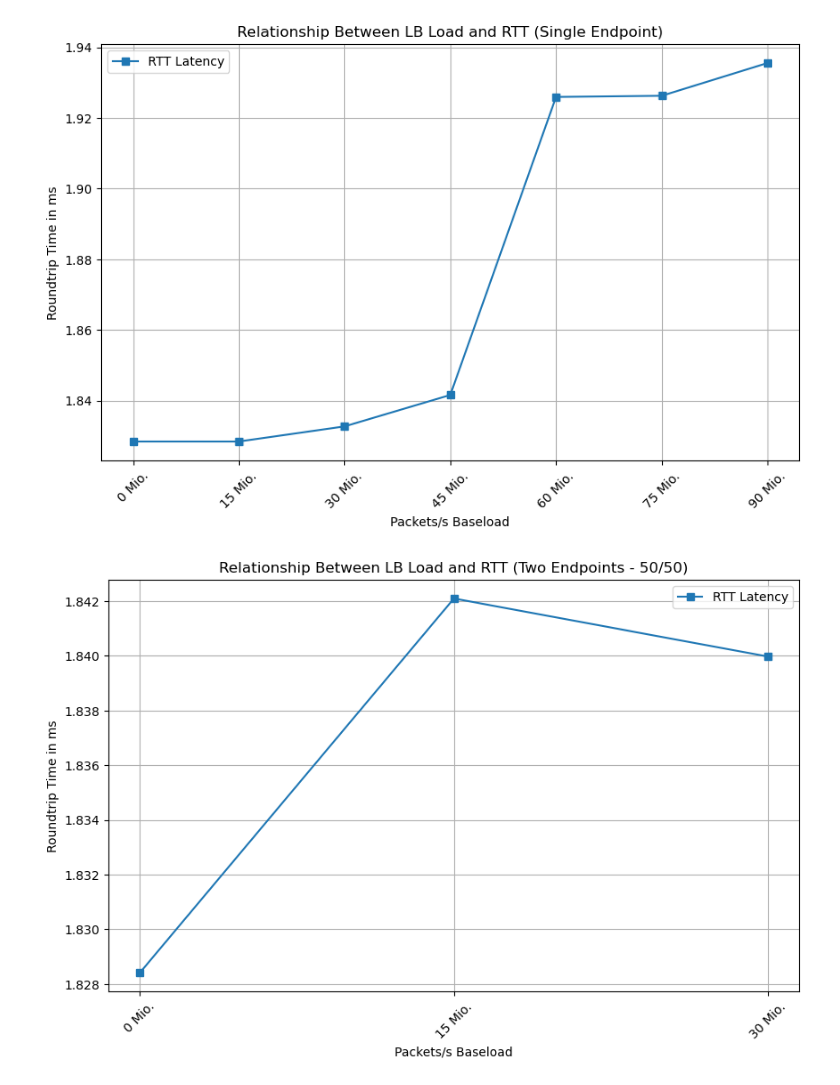
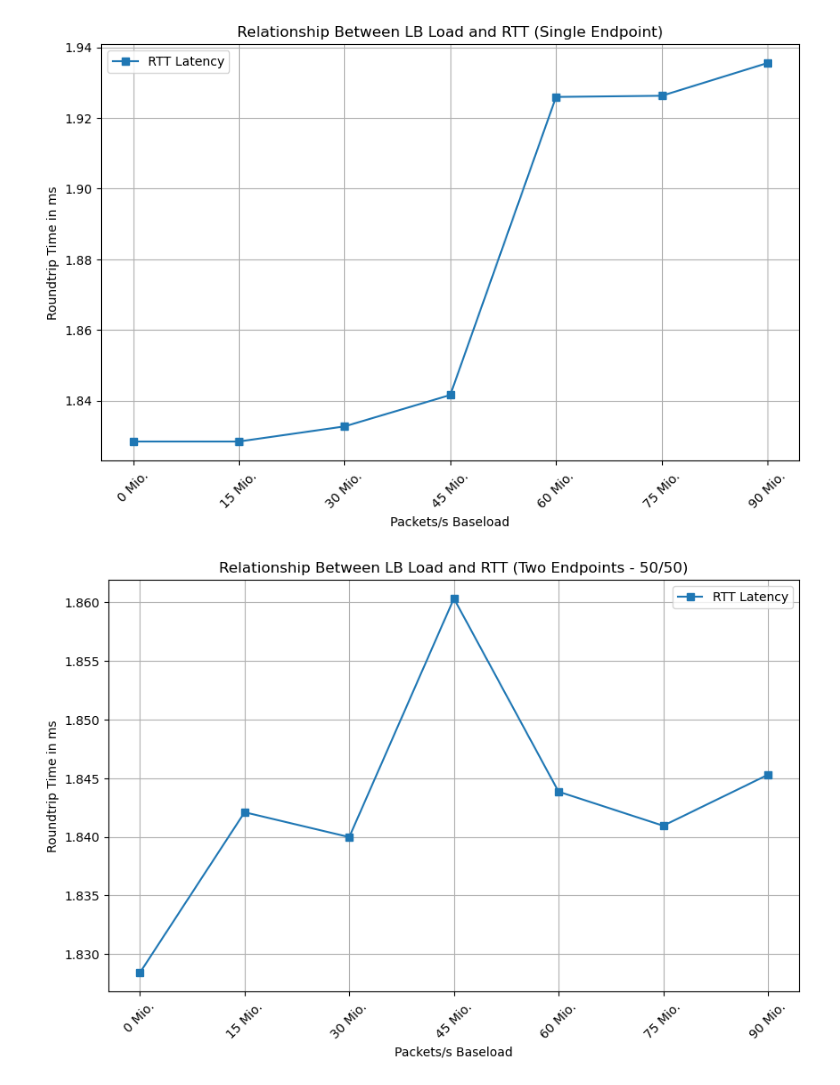
Before and after one commit to gespel/Bachelorarbeit, a Jupyter notebook: notebooks/latency.ipynb, the cells around one changed output. Saved outputs shown, nothing was run; the diff lists cells and outputs as text; code cells hidden in the pictures.

```diff
--- a/notebooks/latency.ipynb
+++ b/notebooks/latency.ipynb
@@ -62,17 +62,16 @@ plt.show()
 # %%
 import matplotlib.pyplot as plt
 
-#x = [0, 15000000, 30000000, 45000000, 60000000, 75000000, 90000000]
-x = [0, 15000000, 30000000]
-y = [1.828419, 1.842099, 1.839976]
+x = [0, 15000000, 30000000, 45000000, 60000000, 75000000, 90000000]
+y = [1.828419, 1.842099, 1.839976, 1.860329, 1.843853, 1.840948, 1.845290]
 plt.figure(figsize=(10, 6))
 plt.grid(True)
 plt.plot(x, y, "-s", label="RTT Latency")
 plt.title("Relationship Between LB Load and RTT (Two Endpoints - 50/50)")
 plt.xlabel("Packets/s Baseload")
 plt.xticks(x, [str(int(val/1_000_000)) + " Mio." for val in x], rotation=45)
 plt.ylabel("Roundtrip Time in ms")
 plt.legend()
 plt.show()
 # %% [output]
-[figure, old version]
+[figure, new version]
```
Also changed, not shown: parts of 1 cell of this notebook, 1 other file.
